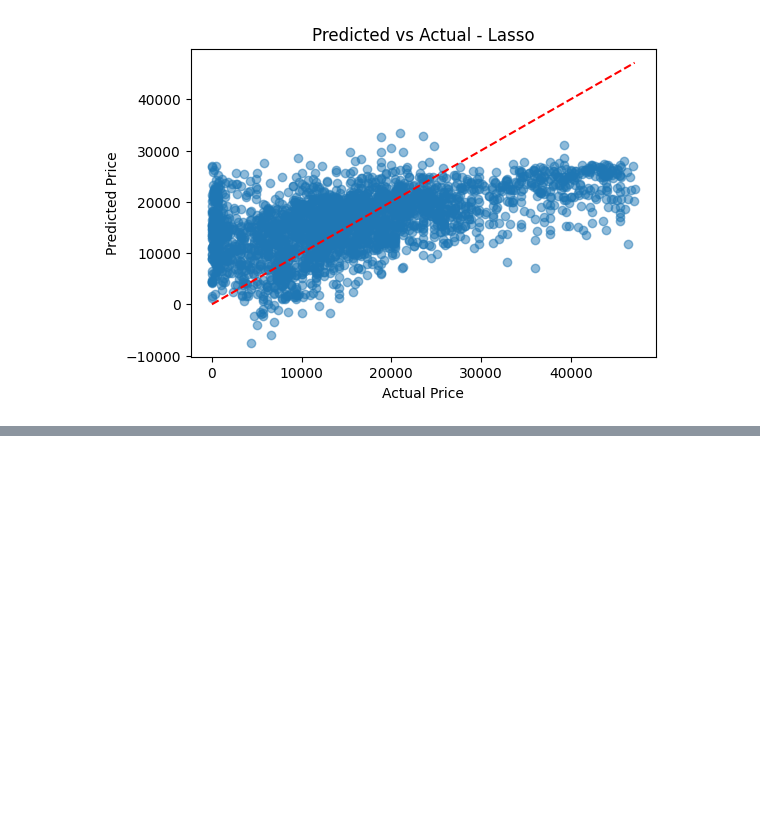
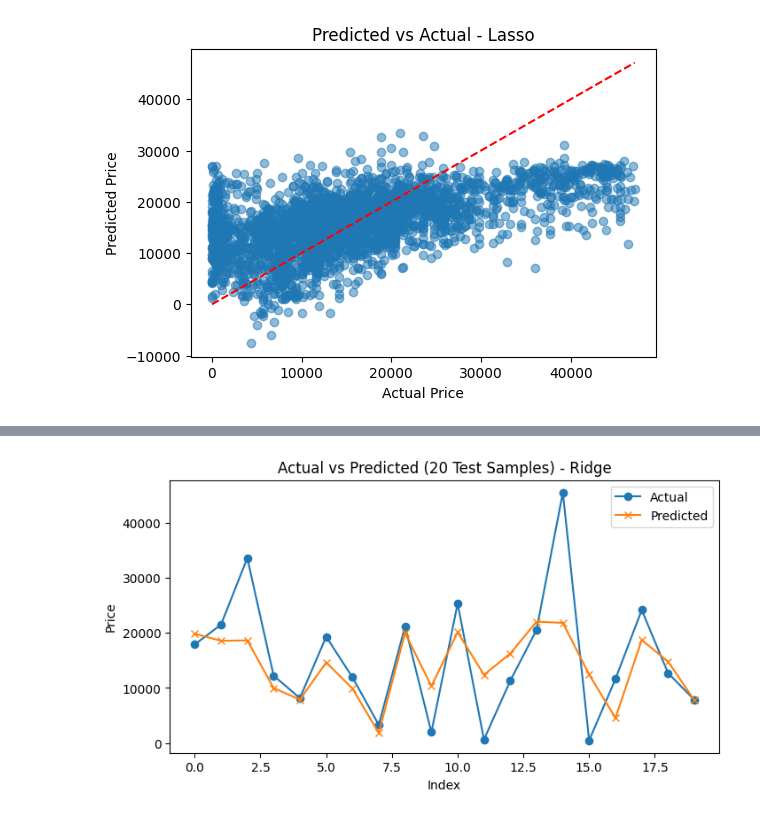
Before and after one commit to dionisioraditya/ProjekUASML_CatBoost, a Jupyter notebook: Notebook[1]_Regresi_CatBoost.ipynb, the cells around one changed output, grey strips where cells are left out. Cells and saved outputs as stored; diff of their text form; code cells hidden in the pictures; blank space fills up the shorter version.

```diff
--- a/Notebook[1]_Regresi_CatBoost.ipynb
+++ b/Notebook[1]_Regresi_CatBoost.ipynb
@@ -531,0 +643,11 @@ plt.show()
+# %%
+plt.figure(figsize=(8,4))
+plt.plot(y_test.values[:20], label='Actual', marker='o')
+plt.plot(y_pred_test_ridge[:20], label='Predicted', marker='x')
+plt.legend()
+plt.xlabel("Index")
+plt.ylabel("Price")
+plt.title("Actual vs Predicted (20 Test Samples) - Ridge")
+plt.show()
+# %% [output]
+[figure, added]
```
Also changed, not shown: parts of 12 cells of this notebook.
